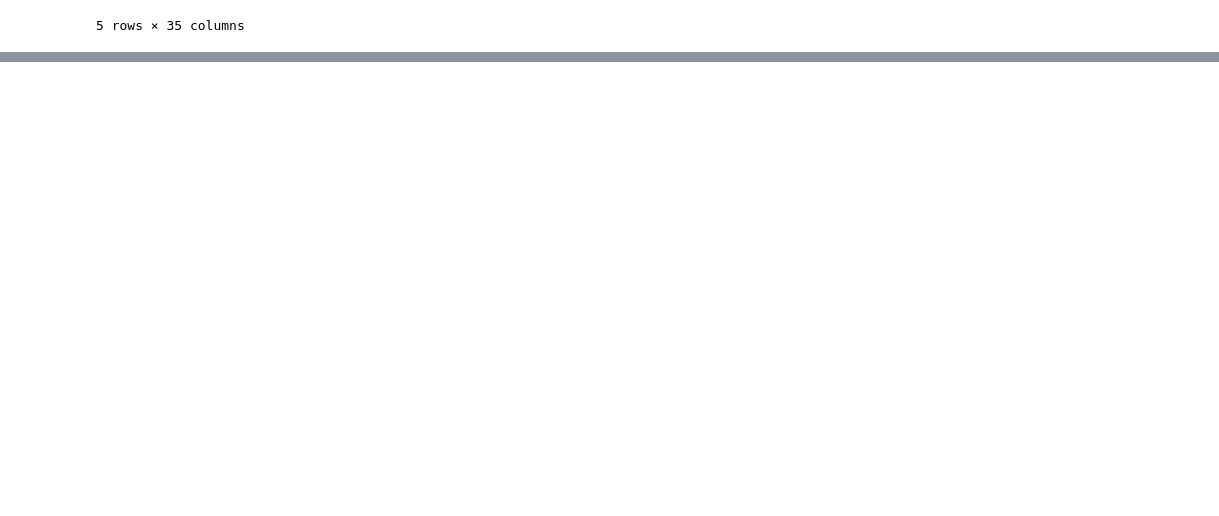
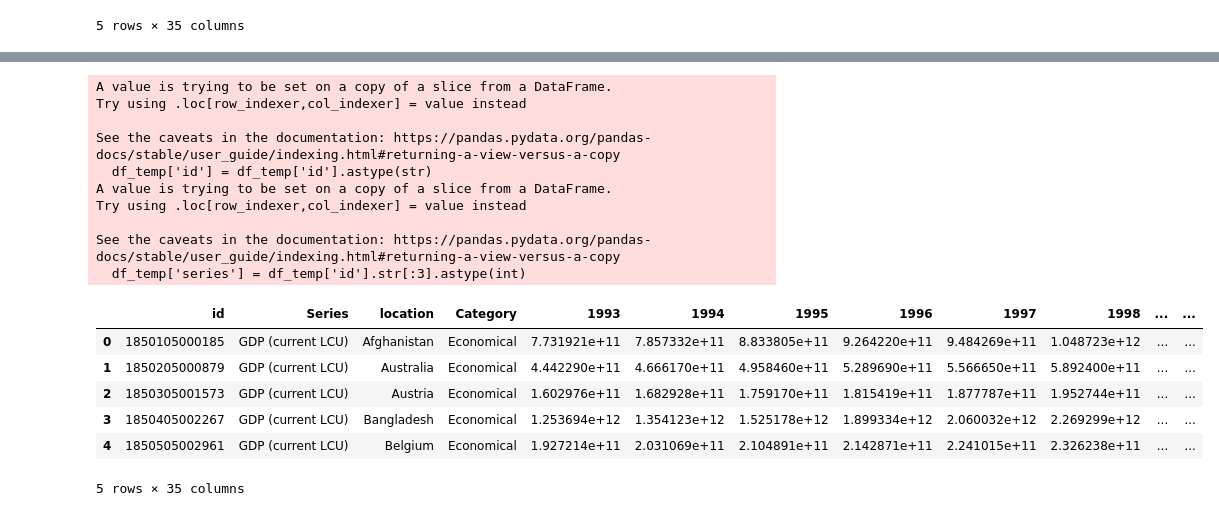
Before and after one commit to 21104988d/FYP, a Jupyter notebook: data_cleaning.ipynb, the cells around one changed output, grey strips where cells are left out. Drawn from its saved outputs; the diff is of its cells as text; code cells hidden in the pictures; blank space fills up the shorter version.

```diff
--- a/data_cleaning.ipynb
+++ b/data_cleaning.ipynb
@@ -337,27 +372,35 @@ data_country.head()
 | 4 | 0150101000015 | Adolescent fertility rate (births... | Afghanistan | 1.494610e+02 | 1.568350e+02 | 1.583150e+02 | 1.576030e+02 | 1.587610e+02 | 1.559420e+02 | 1.563650e+02 | ... | ... |
 5 rows × 34 columns
 # %%
-# Add a new column 'country' which is the fourth and fifth digits of 'id'
-data_country['category'] = data_country['id'].str[5:7].astype(int)
+def extract_category(df):
+    df_temp = df
+    # Add a new column 'country' which is the fourth and fifth digits of 'id'
+    df_temp['category'] = df_temp['id'].str[5:7].astype(int)
 
 # Read the country.csv file
-category = pd.read_excel('category_id.xlsx')
+    category = pd.read_excel('category_id.xlsx')
 
 # Rename the 'id' column in the country dataframe to 'country_id'
-category.rename(columns={'id': 'category_id'}, inplace=True)
+    category.rename(columns={'id': 'category_id'}, inplace=True)
 
 # Merge data_series with country on the 'country' column from data_series and 'country_id' column from country
-data_category = data_country.merge(category, left_on='category', right_on='category_id', how='left')
+    df_temp_1 = df_temp.merge(category, left_on='category', right_on='category_id', how='left')
 
 # Insert 'location' column into the correct position
-cols = data_category.columns.tolist()
-cols.insert(3, cols.pop(cols.index('Category')))
-data_category = data_category[cols]
+    cols = df_temp_1.columns.tolist()
+    cols.insert(3, cols.pop(cols.index('Category')))
+    df_temp_1 = df_temp_1[cols]
 
 # Drop unnecessary columns
-data_category.drop(columns=['category_id', 'category'], inplace=True)
+    df_temp_1.drop(columns=['category_id', 'category'], inplace=True)
 
-# Display the merged dataframe
+    return df_temp_1
+
+data = read_data('cleaned_data.csv')
+data_series = extract_series(data)
+data_country = extract_contry(data_series)
+data_category = extract_category(data_country)
+
 data_category.head()
 # %% [output]
 |  | id | Series | location | Category | 1993 | 1994 | 1995 | 1996 | 1997 | 1998 | ... | ... |
@@ -382,3 +413,33 @@ gdp.head()
+# %%
+gdp_data = read_data('rawdatafull.csv')
+gdp = gdp_data[gdp_data['id'].str[:3] == '185']
+gdp_clean = fill_na_with_linear_regression(gdp)
+
+gdp_series = extract_series(gdp_clean)
+gdp_country = extract_contry(gdp_series)
+gdp_category = extract_category(gdp_country)
+
+gdp_category.to_excel('gdp.xlsx', index=False)
+
+gdp_category.head()
+# %% [output]
+A value is trying to be set on a copy of a slice from a DataFrame.
+Try using .loc[row_indexer,col_indexer] = value instead
+
+See the caveats in the documentation: https://pandas.pydata.org/pandas-docs/stable/user_guide/indexing.html#returning-a-view-versus-a-copy
+  df_temp['id'] = df_temp['id'].astype(str)
+A value is trying to be set on a copy of a slice from a DataFrame.
+Try using .loc[row_indexer,col_indexer] = value instead
+
+See the caveats in the documentation: https://pandas.pydata.org/pandas-docs/stable/user_guide/indexing.html#returning-a-view-versus-a-copy
+  df_temp['series'] = df_temp['id'].str[:3].astype(int)
+|  | id | Series | location | Category | 1993 | 1994 | 1995 | 1996 | 1997 | 1998 | ... | ... |
+| 0 | 1850105000185 | GDP (current LCU) | Afghanistan | Economical | 7.731921e+11 | 7.857332e+11 | 8.833805e+11 | 9.264220e+11 | 9.484269e+11 | 1.048723e+12 | ... | ... |
+| 1 | 1850205000879 | GDP (current LCU) | Australia | Economical | 4.442290e+11 | 4.666170e+11 | 4.958460e+11 | 5.289690e+11 | 5.566650e+11 | 5.892400e+11 | ... | ... |
+| 2 | 1850305001573 | GDP (current LCU) | Austria | Economical | 1.602976e+11 | 1.682928e+11 | 1.759170e+11 | 1.815419e+11 | 1.877787e+11 | 1.952744e+11 | ... | ... |
+| 3 | 1850405002267 | GDP (current LCU) | Bangladesh | Economical | 1.253694e+12 | 1.354123e+12 | 1.525178e+12 | 1.899334e+12 | 2.060032e+12 | 2.269299e+12 | ... | ... |
+| 4 | 1850505002961 | GDP (current LCU) | Belgium | Economical | 1.927214e+11 | 2.031069e+11 | 2.104891e+11 | 2.142871e+11 | 2.241015e+11 | 2.326238e+11 | ... | ... |
+5 rows × 35 columns
 # %%
 clean = data_category[~data_category['Series'].str.contains('GDP')]
 clean_2 = clean[~clean['Series'].str.contains('current US')]
```
Also changed, not shown: parts of 9 cells of this notebook, 4 other files.
